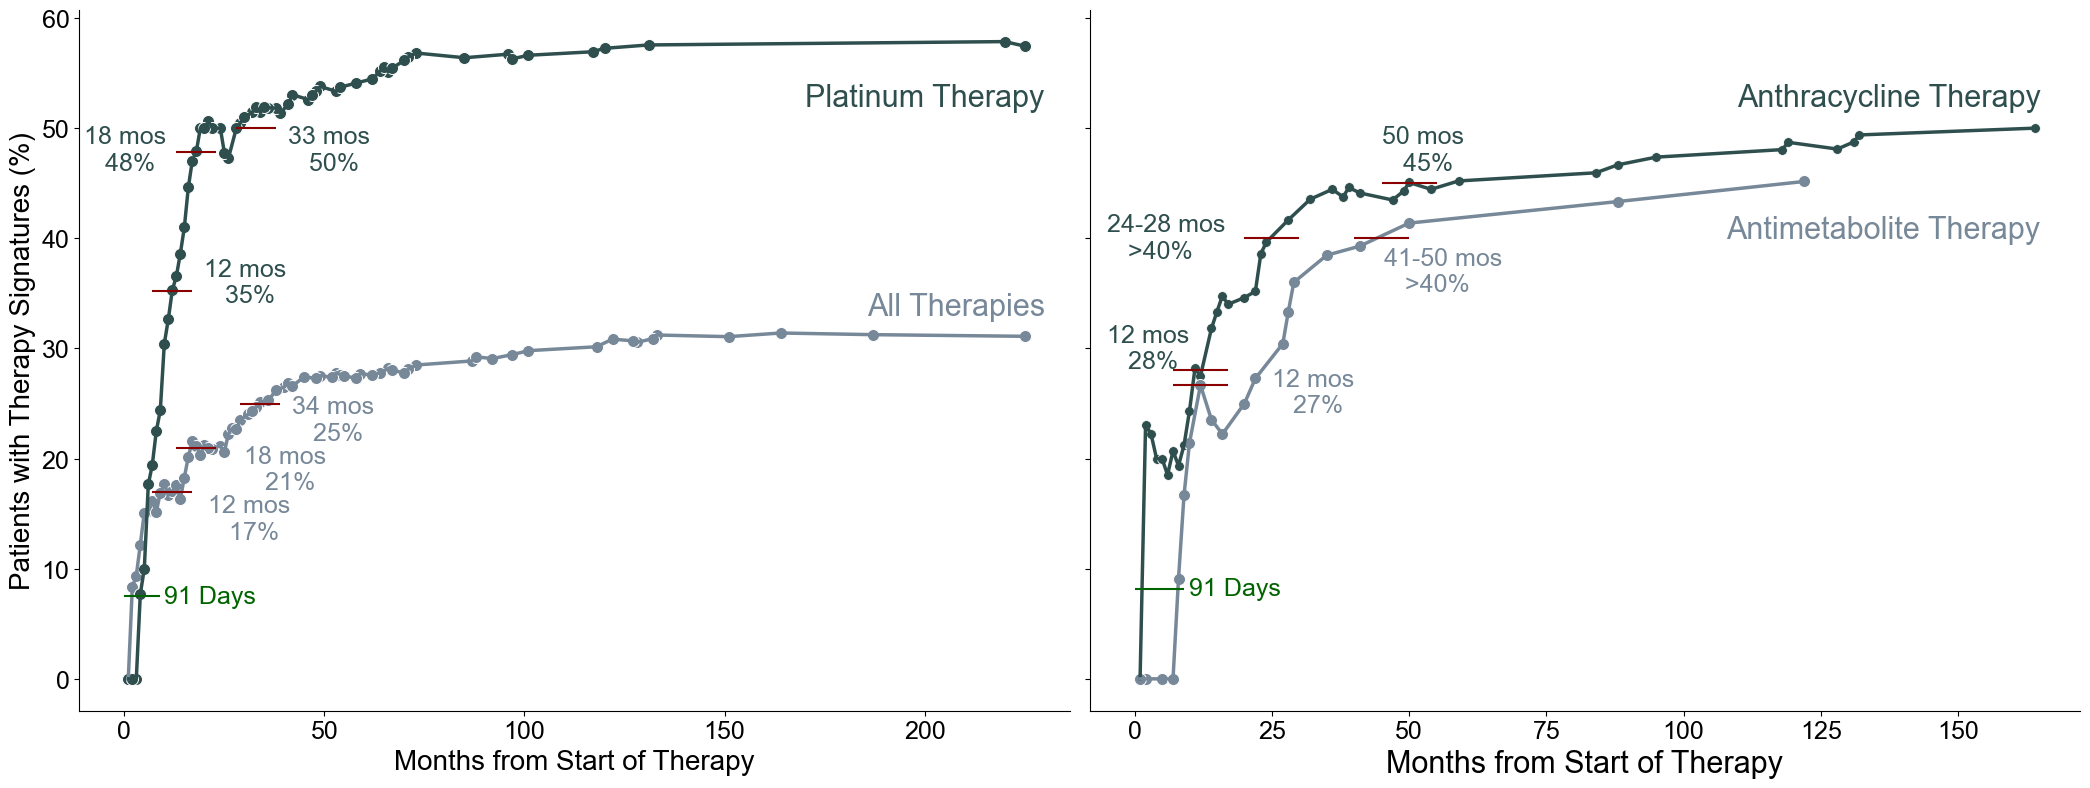
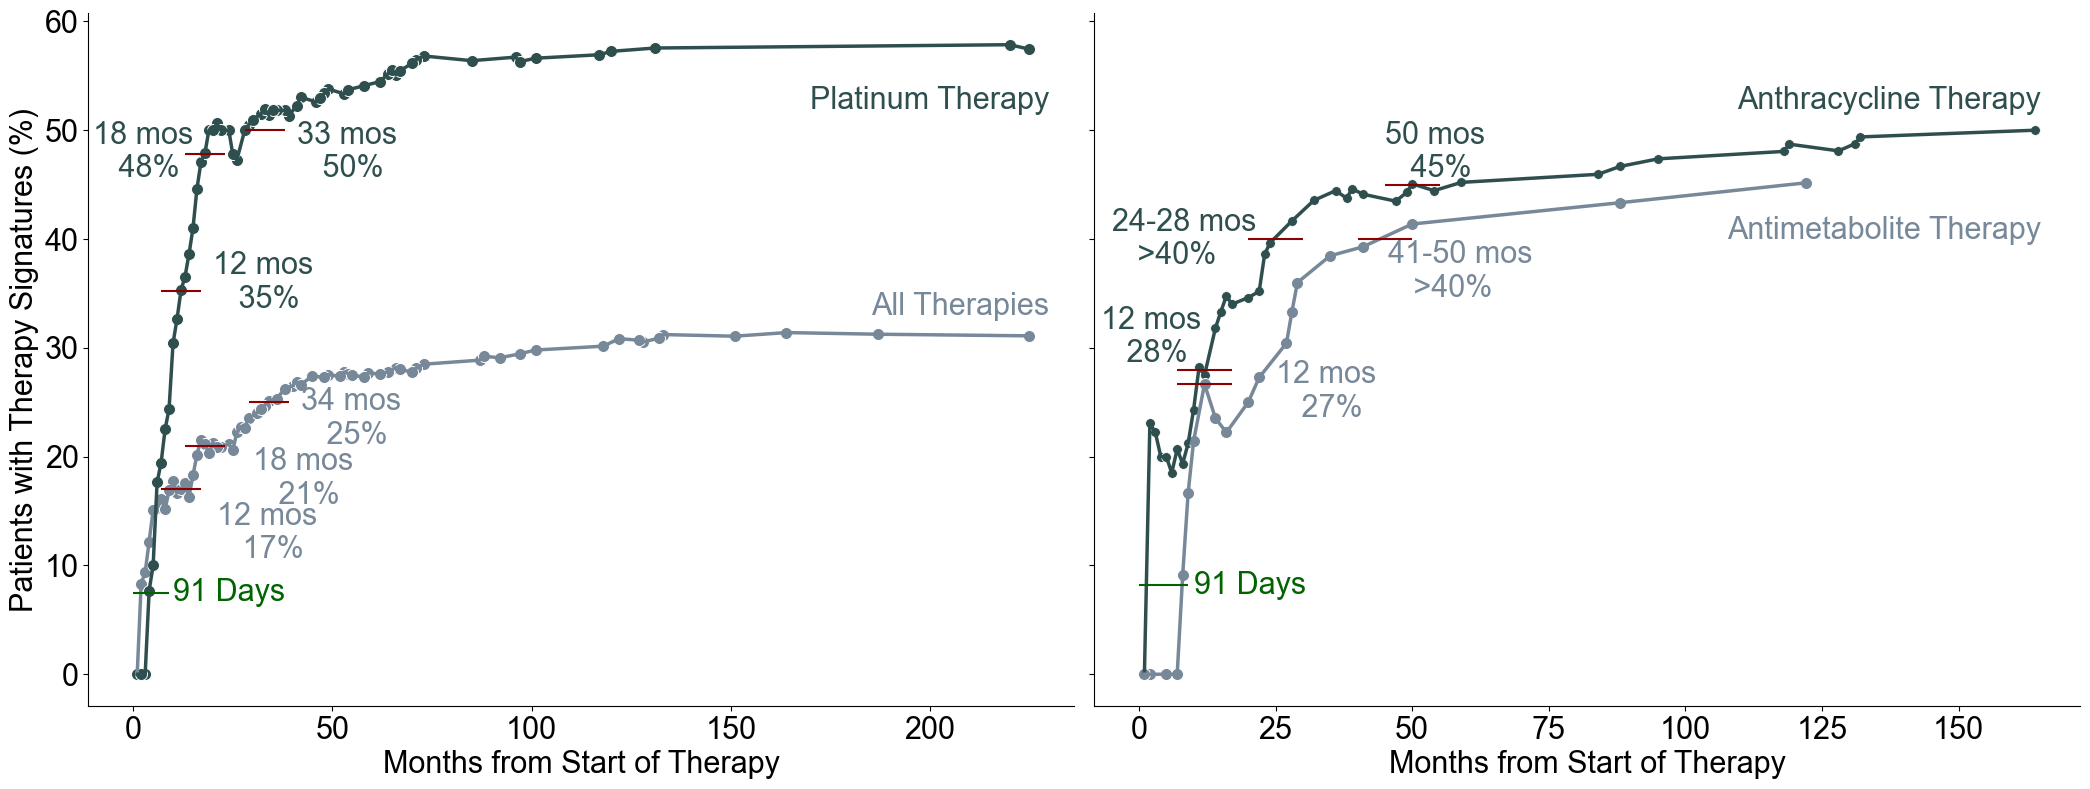
Code edit (unified diff) that turned the first committed figure into the second:
--- before
+++ after
@@ -16,6 +16,6 @@
 #col = np.where(anthra_months_sigs.Months.isin([12,14, 15, 16]),'red','blue')
 
-axes[0].set_xlabel('Months from Start of Therapy', fontsize=20)
-axes[0].set_ylabel('Patients with Therapy Signatures (%)', fontsize=20)
+axes[0].set_xlabel('Months from Start of Therapy', fontsize=22)
+axes[0].set_ylabel('Patients with Therapy Signatures (%)', fontsize=22)
 plt.title('', fontsize=18)
 axes[0].spines[['right', 'top']].set_visible(False)
@@ -25,7 +25,7 @@
 axes[0].hlines(25, color='darkred', xmin=29, xmax=39)
 #axes[0].hlines(0.27, color='darkred', xmin=40, xmax=50)
-ax1.text(21, 14.5, '12 mos\n   17%', va='center', color='lightslategrey', fontsize=18)
-ax1.text(30, 19, '18 mos\n   21%', va='center', color='lightslategrey', fontsize=18)
-ax1.text(42, 23.5, '34 mos\n   25%', va='center', color='lightslategrey', fontsize=18)
+ax1.text(21, 13, '12 mos\n   17%', va='center', color='lightslategrey', fontsize=22)
+ax1.text(30, 18, '18 mos\n   21%', va='center', color='lightslategrey', fontsize=22)
+ax1.text(42, 23.5, '34 mos\n   25%', va='center', color='lightslategrey', fontsize=22)
 #ax1.text(35, 0.29, '45 mos\n   27%', va='center', color='lightslategrey', fontsize=18)
 
@@ -33,7 +33,7 @@
 axes[0].hlines(47.8, color='darkred', xmin=13, xmax=23)
 axes[0].hlines(50, color='darkred', xmin=28, xmax=38)
-axes[0].text(20, 36, '12 mos\n   35%', va='center', color='darkslategrey', fontsize=18)
-axes[0].text(-10, 48, '18 mos\n   48%', va='center', color='darkslategrey', fontsize=18)
-axes[0].text(41, 48, '33 mos\n   50%', va='center', color='darkslategrey', fontsize=18)
+axes[0].text(20, 36, '12 mos\n   35%', va='center', color='darkslategrey', fontsize=22)
+axes[0].text(-10, 48, '18 mos\n   48%', va='center', color='darkslategrey', fontsize=22)
+axes[0].text(41, 48, '33 mos\n   50%', va='center', color='darkslategrey', fontsize=22)
 
 
@@ -56,12 +56,12 @@
 axes[1].hlines(40, color='darkred', xmin=20, xmax=30)
 axes[1].hlines(45, color='darkred', xmin=45, xmax=55)
-axes[1].text(-5, 30, '12 mos\n   28%', va='center', color='darkslategrey', fontsize=18)
-axes[1].text(-5, 40, '24-28 mos\n   >40%', va='center', color='darkslategrey', fontsize=18)
-axes[1].text(45, 48, '50 mos\n   45%', va='center', color='darkslategrey', fontsize=18)
+axes[1].text(-7, 31, '12 mos\n   28%', va='center', color='darkslategrey', fontsize=22)
+axes[1].text(-5, 40, '24-28 mos\n   >40%', va='center', color='darkslategrey', fontsize=22)
+axes[1].text(45, 48, '50 mos\n   45%', va='center', color='darkslategrey', fontsize=22)
 
 axes[1].hlines(26.7, color='darkred', xmin=7, xmax=17)
 axes[1].hlines(40, color='darkred', xmin=40, xmax=50)
-axes[1].text(25, 26, '12 mos\n   27%', va='center', color='lightslategrey', fontsize=18)
-axes[1].text(45.5, 37, '41-50 mos\n   >40%', va='center', color='lightslategrey', fontsize=18)
+axes[1].text(25, 26, '12 mos\n   27%', va='center', color='lightslategrey', fontsize=22)
+axes[1].text(45.5, 37, '41-50 mos\n   >40%', va='center', color='lightslategrey', fontsize=22)
 
 axes[1].text(165, 52, 'Anthracycline Therapy', ha='right', color='darkslategrey', fontsize=22)
@@ -71,12 +71,12 @@
 
 axes[0].hlines(7.5, color='darkgreen', xmin=0, xmax=9)
-axes[0].text(10, 7.5, '91 Days', va='center', color='darkgreen', fontsize=18)
+axes[0].text(10, 7.5, '91 Days', va='center', color='darkgreen', fontsize=22)
 axes[1].hlines(8.2, color='darkgreen', xmin=0, xmax=9)
-axes[1].text(10, 8.2, '91 Days', va='center', color='darkgreen', fontsize=18)
+axes[1].text(10, 8.2, '91 Days', va='center', color='darkgreen', fontsize=22)
 
-axes[0].tick_params(axis='both', which='major', labelsize=18)
-axes[1].tick_params(axis='both', which='major', labelsize=18)
+axes[0].tick_params(axis='both', which='major', labelsize=22)
+axes[1].tick_params(axis='both', which='major', labelsize=22)
 
 plt.tight_layout()
-#plt.savefig(os.path.join(fig_out, 'Fig_4bc_rev.pdf'), bbox_inches="tight")
-plt.savefig(os.path.join(fig_out, "Fig_4b_f.svg"), format='svg', bbox_inches='tight', transparent=True)
+plt.savefig(os.path.join(fig_out, 'Fig_4b_f.pdf'), bbox_inches="tight")
+#plt.savefig(os.path.join(fig_out, "Fig_4b_f.svg"), format='svg', bbox_inches='tight', transparent=True)

Commit: revision 3